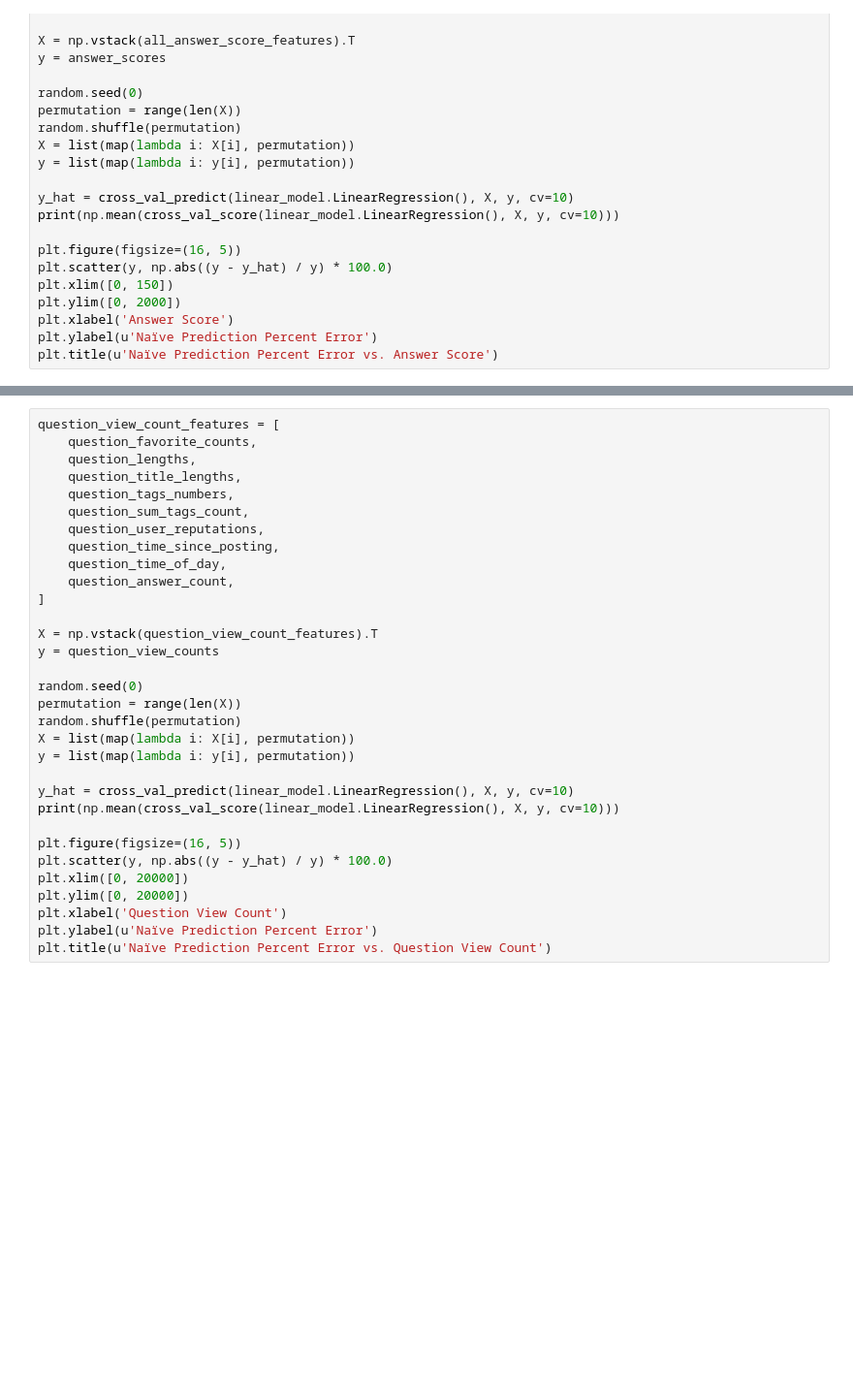
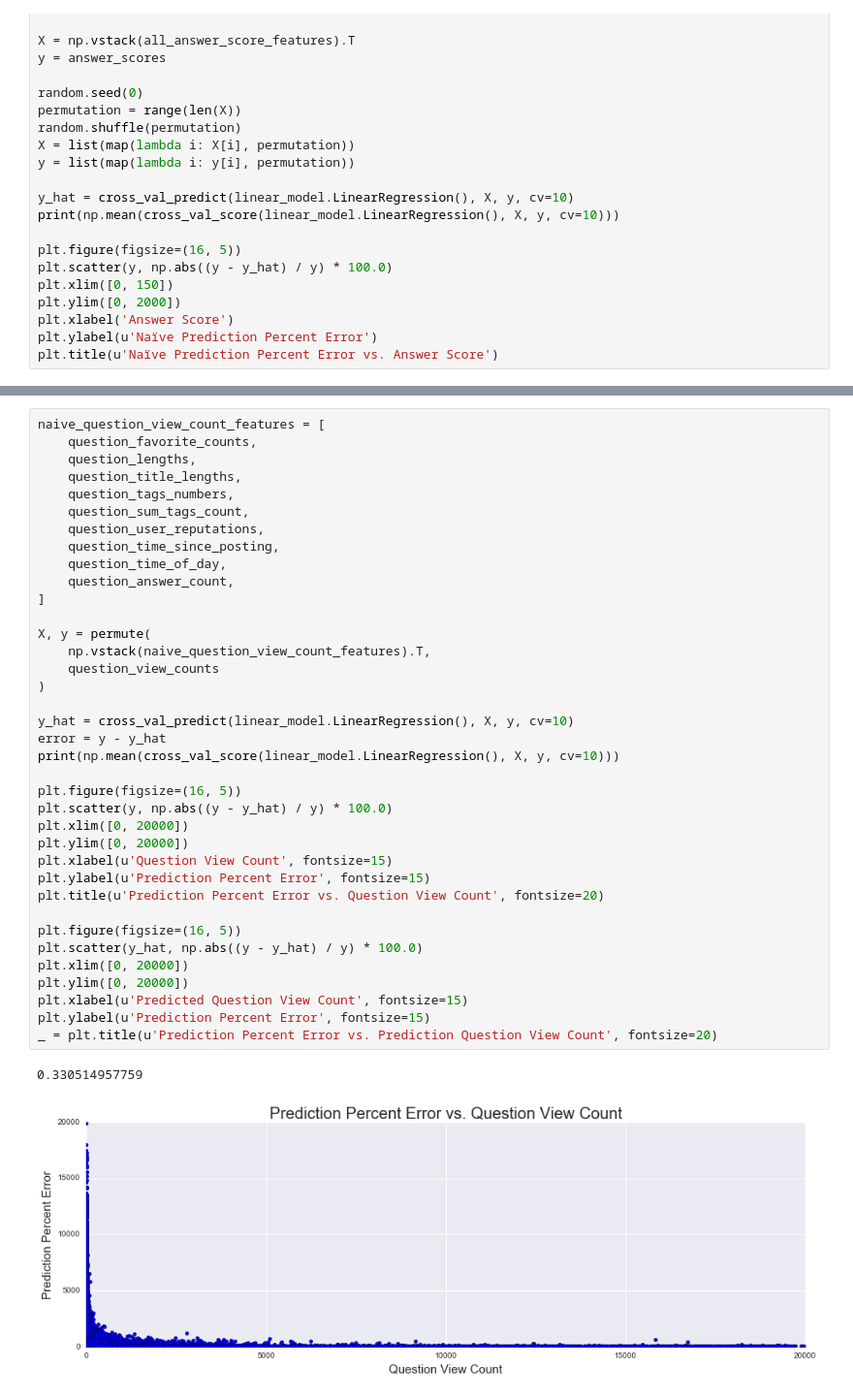
Before and after one commit to alexmfriedman/stack-exchange-analysis, a Jupyter notebook: Stack Overflow Analysis.ipynb, the cells around one changed output, grey strips where cells are left out. Shown at 97% size. Cells and saved outputs as stored; diff of their text form; blank space fills up the shorter version.

Commit message:
finished view count and conclusion

```diff
--- a/Stack Overflow Analysis.ipynb
+++ b/Stack Overflow Analysis.ipynb
@@ -1081,32 +1088,40 @@ plt.title(u'Naïve Prediction Percent Error vs. Answer Score')
 # %%
-question_view_count_features = [
+naive_question_view_count_features = [
     question_favorite_counts,
     question_lengths,
     question_title_lengths,
     question_tags_numbers,
     question_sum_tags_count,
     question_user_reputations,
     question_time_since_posting,
     question_time_of_day,
     question_answer_count,
 ]
 
-X = np.vstack(question_view_count_features).T
-y = question_view_counts
-
-random.seed(0)
-permutation = range(len(X))
-random.shuffle(permutation)
-X = list(map(lambda i: X[i], permutation))
-y = list(map(lambda i: y[i], permutation))
+X, y = permute(
+    np.vstack(naive_question_view_count_features).T,
+    question_view_counts
+)
 
 y_hat = cross_val_predict(linear_model.LinearRegression(), X, y, cv=10)
+error = y - y_hat
 print(np.mean(cross_val_score(linear_model.LinearRegression(), X, y, cv=10)))
 
 plt.figure(figsize=(16, 5))
 plt.scatter(y, np.abs((y - y_hat) / y) * 100.0)
 plt.xlim([0, 20000])
 plt.ylim([0, 20000])
-plt.xlabel('Question View Count')
-plt.ylabel(u'Naïve Prediction Percent Error')
-plt.title(u'Naïve Prediction Percent Error vs. Question View Count')
+plt.xlabel(u'Question View Count', fontsize=15)
+plt.ylabel(u'Prediction Percent Error', fontsize=15)
+plt.title(u'Prediction Percent Error vs. Question View Count', fontsize=20)
+
+plt.figure(figsize=(16, 5))
+plt.scatter(y_hat, np.abs((y - y_hat) / y) * 100.0)
+plt.xlim([0, 20000])
+plt.ylim([0, 20000])
+plt.xlabel(u'Predicted Question View Count', fontsize=15)
+plt.ylabel(u'Prediction Percent Error', fontsize=15)
+_ = plt.title(u'Prediction Percent Error vs. Prediction Question View Count', fontsize=20)
+# %% [output]
+0.330514957759
+[figure, added]
```
Also changed, not shown: parts of 11 cells of this notebook.
